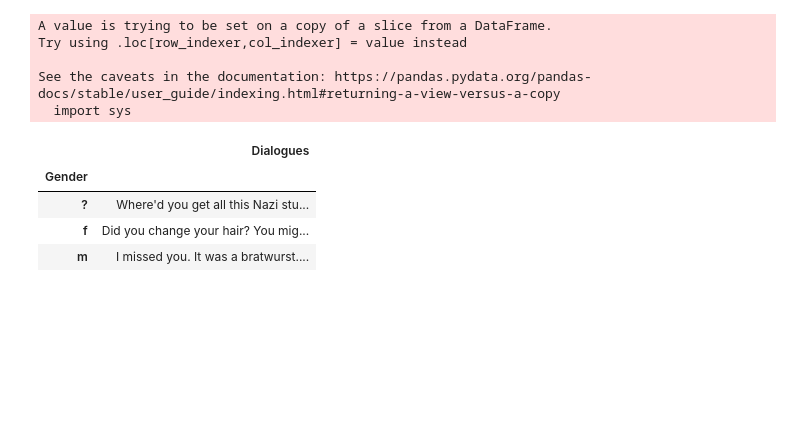
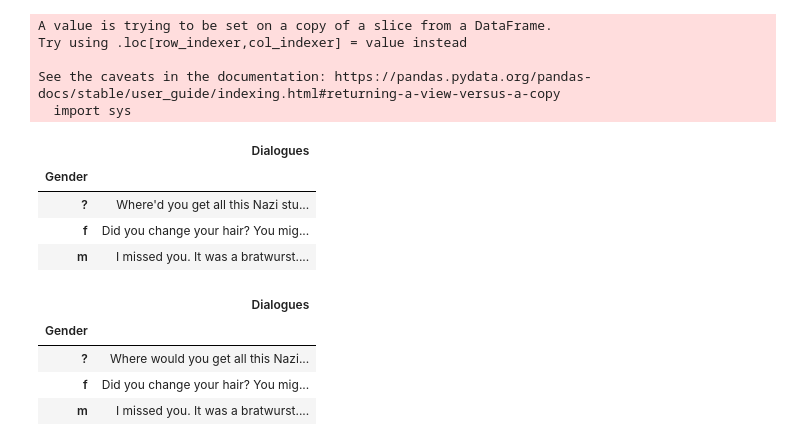
Before and after one commit to hellomasaya/sexism-in-movies, a Jupyter notebook: src/task3-wordcloud.ipynb, the cells around one changed output. Saved outputs shown, nothing was run; the diff lists cells and outputs as text; code cells hidden in the pictures; blank space fills up the shorter version.

```diff
--- a/src/task3-wordcloud.ipynb
+++ b/src/task3-wordcloud.ipynb
@@ -115,3 +117,34 @@ wc_data.head()
 | ? | Where'd you get all this Nazi stu... |
 | f | Did you change your hair? You mig... |
 | m | I missed you. It was a bratwurst.... |
+# %%
+def clean_data(phrase):
+
+    phrase = re.sub(r"can\'t", "can not", phrase)
+    phrase = re.sub(r"can\'t", "can not", phrase)
+    phrase = re.sub(r"don\'t", "do not", phrase)
+
+    # general
+    phrase = re.sub(r"n\'t", " not", phrase)
+    phrase = re.sub(r"\'re", " are", phrase)
+    phrase = re.sub(r"\'s", " is", phrase)
+    phrase = re.sub(r"\'d", " would", phrase)
+    phrase = re.sub(r"\'ll", " will", phrase)
+    phrase = re.sub(r"\'t", " not", phrase)
+    phrase = re.sub(r"\'ve", " have", phrase)
+    phrase = re.sub(r"\'m", " am", phrase)
+    phrase = re.sub(r"[0-9]", "", phrase)
+
+    phrase=phrase.strip(string.punctuation)
+
+    return phrase
+# %%
+wc_data["Dialogues"] = wc_data["Dialogues"].apply(clean_data)
+# %%
+wc_data.head()
+# %% [output]
+|  | Dialogues |
+| Gender |  |
+| ? | Where would you get all this Nazi... |
+| f | Did you change your hair? You mig... |
+| m | I missed you. It was a bratwurst.... |
```
Also changed, not shown: parts of 17 cells of this notebook, 24 other files.
